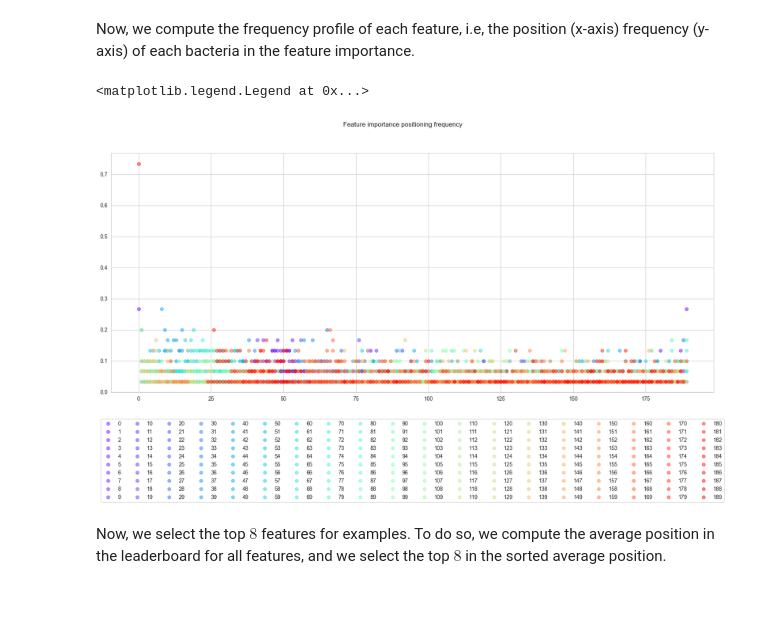
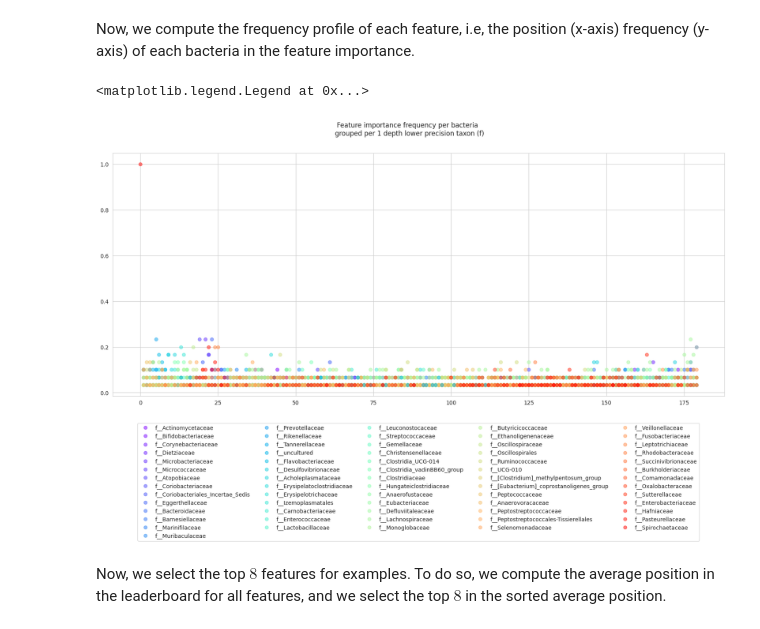
Before and after one commit to AlexandreChaussard/Stage-Microbiote, a Jupyter notebook: Summer school/Gut_Microbiota_visuals_supervised.ipynb, the cells around one changed output. Drawn from its saved outputs; the diff is of its cells as text; code cells hidden in the pictures; blank space fills up the shorter version.

```diff
--- a/Summer school/Gut_Microbiota_visuals_supervised.ipynb
+++ b/Summer school/Gut_Microbiota_visuals_supervised.ipynb
@@ -863,14 +969,12 @@ The way we compute the folds is also important, as you should recall we work in
 # %%
 from sklearn.model_selection import StratifiedShuffleSplit
+from sklearn.model_selection import ShuffleSplit
+from sklearn.model_selection import KFold
 # Building training and test sets in a stratified fashion so we keep a similar distribution of labels
 
 n_folds = 30
-stratifier = StratifiedShuffleSplit(n_splits=n_folds, test_size=0.20)
-for i, (train_index, test_index) in enumerate(stratifier.split(X, y)):
-    continue
 
-X_train, y_train = X.values[train_index], y.values[train_index]
-X_test, y_test = X.values[test_index], y.values[test_index]
+stratifier = ShuffleSplit(n_splits=n_folds, test_size=0.20)
 # %%
 from sklearn import metrics
 from sklearn.metrics import balanced_accuracy_score, confusion_matrix, f1_score, roc_curve, auc
@@ -1137,0 +1249,12 @@ df_feature_importances
+# %%
+# Now that we have an ordered table of importance, we need to fetch the rank for each feature
+importance_ranks = {}
+for feature in df_feature_importances.columns:
+    ranks = []
+    for _, experiment in df_feature_importances.iterrows():
+        ranks.append(np.where(experiment == feature)[0][0])
+    importance_ranks[feature] = ranks
+
+importance_ranks = pd.DataFrame(data=importance_ranks)
+importance_ranks.columns = X.columns
+importance_ranks
@@ -1138,29 +1280,49 @@ df_feature_importances
 # %% [markdown]
 Now, we compute the frequency profile of each feature, i.e, the position (x-axis) frequency (y-axis) of each bacteria in the feature importance.
 # %%
-experiments = df_feature_importances.values
 features_importance_profile = {}
 features_frequencies = {}
 
-for feature in df_feature_importances.columns:
-    features_importance_profile[feature] = []
+for feature in importance_ranks.columns:
 
-for importance in experiments:
-    for feature in df_feature_importances.columns:
-        features_importance_profile[feature].append(np.where(importance == feature)[0][0])
+    importances = importance_ranks[feature].values
+    unique, counts = np.unique(importances, return_counts=True)
+    freq = np.zeros(len(importance_ranks.columns))
+    for index, importance in enumerate(unique):
+        freq[importance] = counts[index]
+
+    features_importance_profile[feature] = freq
+
+parent_taxon_mapping = {}
+n_parents = 0
+for index in bacteria_dic:
+    if bacteria_dic[index].parent.name not in parent_taxon_mapping:
+        parent_taxon_mapping[bacteria_dic[index].parent.name] = n_parents
+        n_parents += 1
 
 fig, axs = plt.subplots(figsize=(20, 8))
 
-for i, (feature, importance) in enumerate(features_importance_profile.items()):
-    indexes, counts = np.unique(importance, return_counts=True)
-    features_frequencies[feature] = counts/n_folds
-    axs.plot(indexes, features_frequencies[feature], label=f"{feature}", marker="o", linestyle="", color=plt.cm.get_cmap('rainbow')(i/len(features_importance_profile) - 10e-6), alpha=0.5)
+plotted_labels = []
+for i, (feature, freq) in enumerate(features_importance_profile.items()):
+    indexes = np.where(freq != 0)[0]
+    features_frequencies[feature] = freq/n_folds
 
-    fig.suptitle("Feature importance positioning frequency")
+    parent_group = parent_taxon_mapping[bacteria_dic[feature+min(list(bacteria_dic.keys()))].parent.name]
+    label = None
+    if parent_group not in plotted_labels:
+        label = f"{bacteria_dic[feature+min(list(bacteria_dic.keys()))].parent.name}"
+        plotted_labels.append(parent_group)
+    axs.plot(indexes, features_frequencies[feature][indexes],
+             label=label,
+             marker="o", linestyle="",
+             color=plt.cm.get_cmap('rainbow')(parent_group/n_parents - 10e-6),
+             alpha=0.5)
 
-axs.legend(loc='upper center', bbox_to_anchor=(0.5, -0.1), ncol=19)
+    fig.suptitle("Feature importance frequency per bacteria \n grouped per 1 depth lower precision taxon (f)")
+
+axs.legend(loc='upper center', bbox_to_anchor=(0.5, -0.1), ncol=5)
 # %% [output]
 <matplotlib.legend.Legend at 0x...>
-[figure, old version]
+[figure, new version]
 # %% [markdown]
 Now, we select the top $8$ features for examples. To do so, we compute the average position in the leaderboard for all features, and we select the top $8$ in the sorted average position.
```
Also changed, not shown: parts of 65 cells of this notebook, 1 other file.
